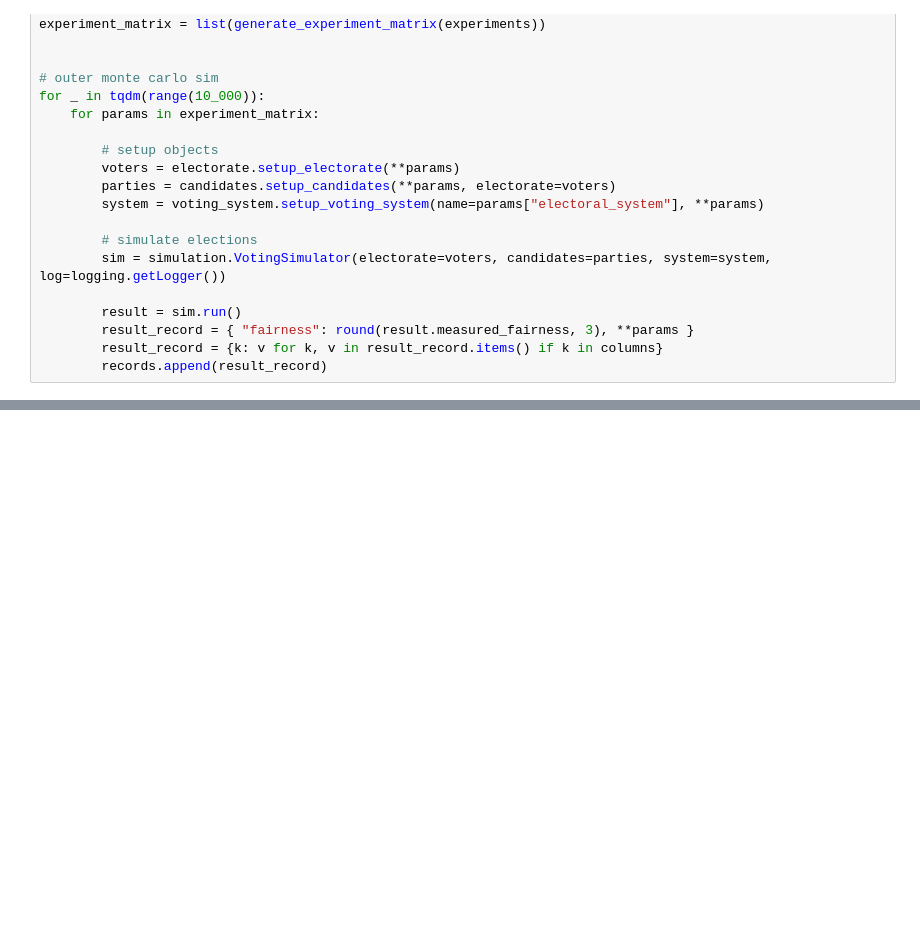
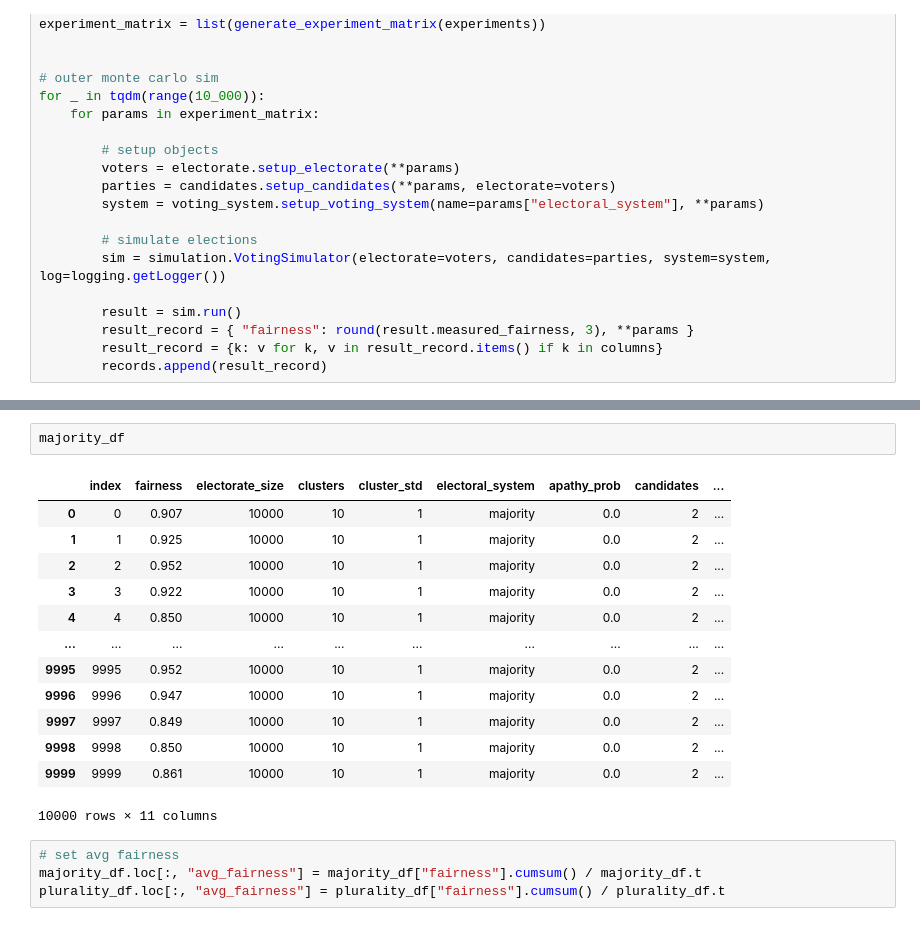
Before and after one commit to Expan75/complex-simulation-project, a Jupyter notebook: fairness_convergence.ipynb, the cells around one changed output, grey strips where cells are left out. Saved outputs shown, nothing was run; the diff lists cells and outputs as text; blank space fills up the shorter version.

```diff
--- a/fairness_convergence.ipynb
+++ b/fairness_convergence.ipynb
@@ -87,0 +117,20 @@ results_df.loc[, "fairness_cumsum"] = results_df[1:, "fairness_cumsum"] / result
+# %%
+majority_df
+# %% [output]
+|  | index | fairness | electorate_size | clusters | cluster_std | electoral_system | apathy_prob | candidates | ... |
+| 0 | 0 | 0.907 | 10000 | 10 | 1 | majority | 0.0 | 2 | ... |
+| 1 | 1 | 0.925 | 10000 | 10 | 1 | majority | 0.0 | 2 | ... |
+| 2 | 2 | 0.952 | 10000 | 10 | 1 | majority | 0.0 | 2 | ... |
+| 3 | 3 | 0.922 | 10000 | 10 | 1 | majority | 0.0 | 2 | ... |
+| 4 | 4 | 0.850 | 10000 | 10 | 1 | majority | 0.0 | 2 | ... |
+| ... | ... | ... | ... | ... | ... | ... | ... | ... | ... |
+| 9995 | 9995 | 0.952 | 10000 | 10 | 1 | majority | 0.0 | 2 | ... |
+| 9996 | 9996 | 0.947 | 10000 | 10 | 1 | majority | 0.0 | 2 | ... |
+| 9997 | 9997 | 0.849 | 10000 | 10 | 1 | majority | 0.0 | 2 | ... |
+| 9998 | 9998 | 0.850 | 10000 | 10 | 1 | majority | 0.0 | 2 | ... |
+| 9999 | 9999 | 0.861 | 10000 | 10 | 1 | majority | 0.0 | 2 | ... |
+10000 rows × 11 columns
+# %%
+# set avg fairness
+majority_df.loc[:, "avg_fairness"] = majority_df["fairness"].cumsum() / majority_df.t
+plurality_df.loc[:, "avg_fairness"] = plurality_df["fairness"].cumsum() / plurality_df.t
```
Also changed, not shown: parts of 10 cells of this notebook.
